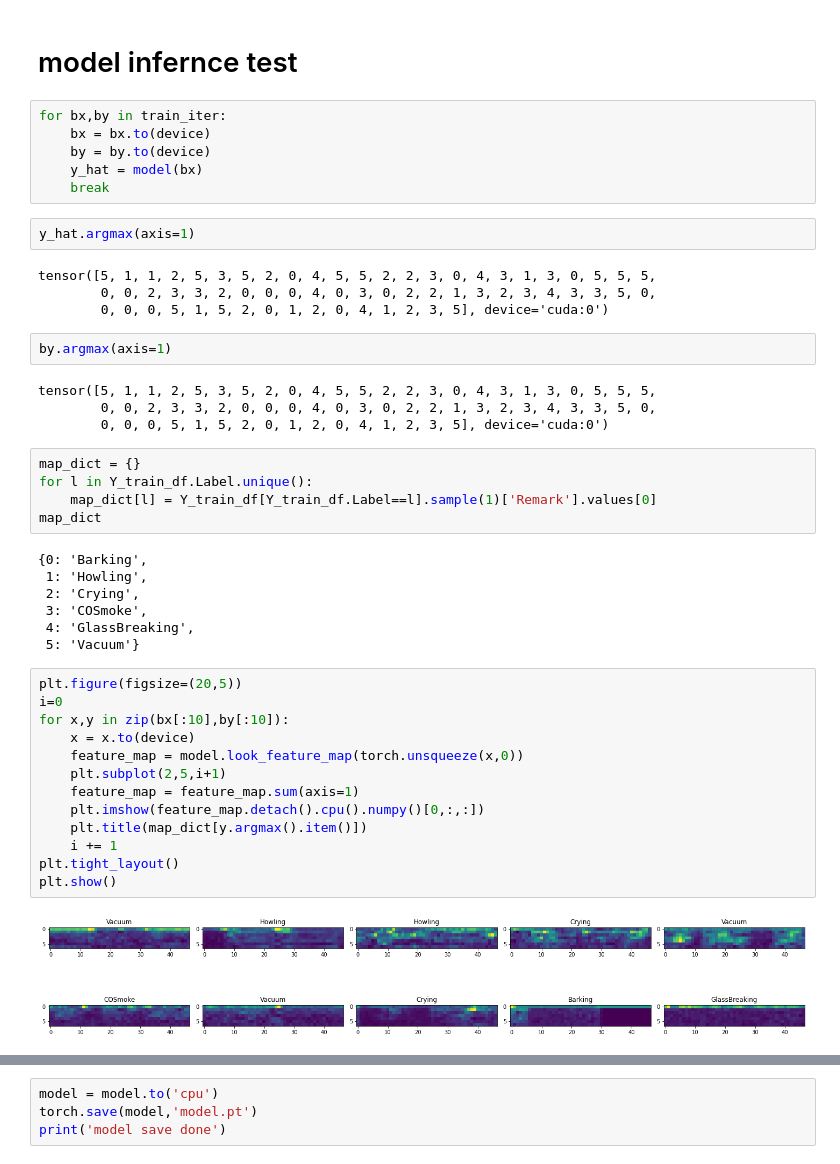
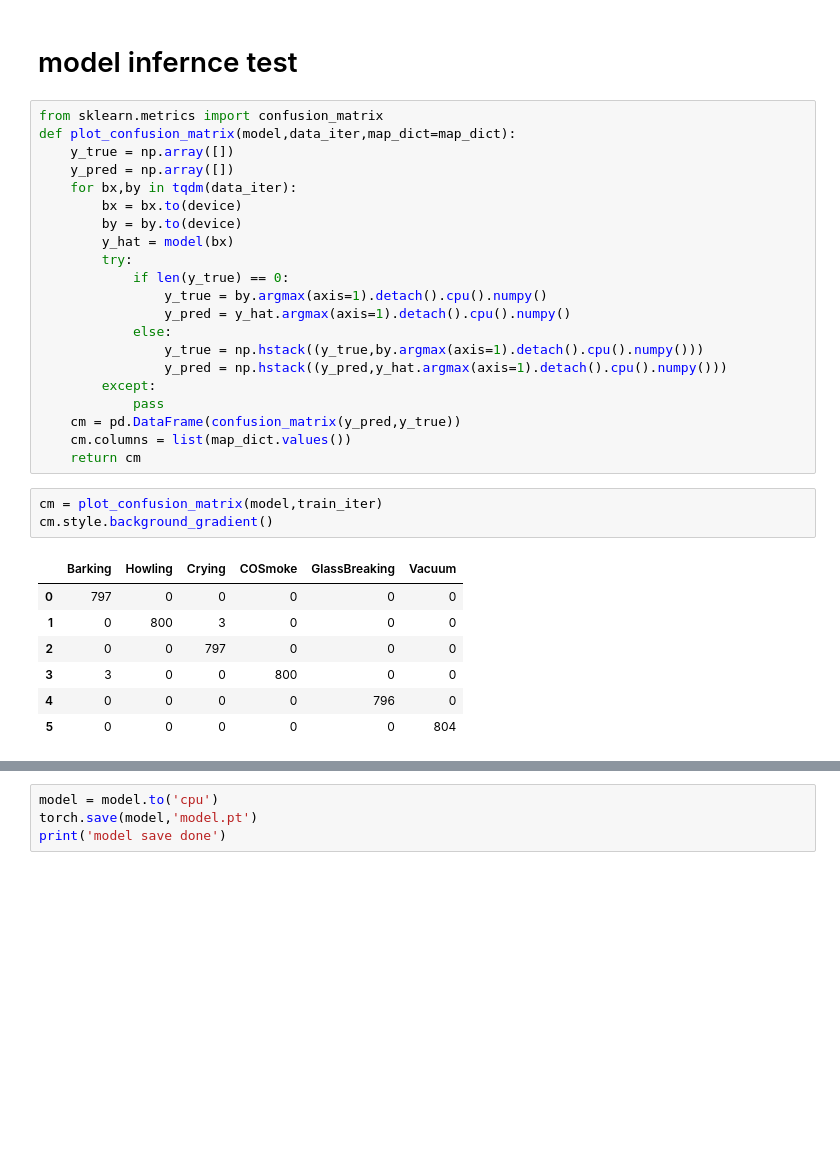
Before and after one commit to skywalker0803r/Tomofun-Dog-Voice-Recognition-AI-Million-Challenge, a Jupyter notebook: full_work_flow.ipynb, the cells around one changed output, grey strips where cells are left out. Cells and saved outputs as stored; diff of their text form; blank space fills up the shorter version.

```diff
--- a/full_work_flow.ipynb
+++ b/full_work_flow.ipynb
@@ -260,47 +471,34 @@ train done
 # %% [markdown]
 # model infernce test
-# %%
-for bx,by in train_iter:
-    bx = bx.to(device)
-    by = by.to(device)
-    y_hat = model(bx)
-    break
-# %%
-y_hat.argmax(axis=1)
-# %% [output]
-tensor([5, 1, 1, 2, 5, 3, 5, 2, 0, 4, 5, 5, 2, 2, 3, 0, 4, 3, 1, 3, 0, 5, 5, 5,
-        0, 0, 2, 3, 3, 2, 0, 0, 0, 4, 0, 3, 0, 2, 2, 1, 3, 2, 3, 4, 3, 3, 5, 0,
-        0, 0, 0, 5, 1, 5, 2, 0, 1, 2, 0, 4, 1, 2, 3, 5], device='cuda:0')
-# %%
-by.argmax(axis=1)
-# %% [output]
-tensor([5, 1, 1, 2, 5, 3, 5, 2, 0, 4, 5, 5, 2, 2, 3, 0, 4, 3, 1, 3, 0, 5, 5, 5,
-        0, 0, 2, 3, 3, 2, 0, 0, 0, 4, 0, 3, 0, 2, 2, 1, 3, 2, 3, 4, 3, 3, 5, 0,
-        0, 0, 0, 5, 1, 5, 2, 0, 1, 2, 0, 4, 1, 2, 3, 5], device='cuda:0')
-# %%
-map_dict = {}
-for l in Y_train_df.Label.unique():
-    map_dict[l] = Y_train_df[Y_train_df.Label==l].sample(1)['Remark'].values[0]
-map_dict
-# %% [output]
-{0: 'Barking',
- 1: 'Howling',
- 2: 'Crying',
- 3: 'COSmoke',
- 4: 'GlassBreaking',
- 5: 'Vacuum'}
-# %%
-plt.figure(figsize=(20,5))
-i=0
-for x,y in zip(bx[:10],by[:10]):
-    x = x.to(device)
-    feature_map = model.look_feature_map(torch.unsqueeze(x,0))
-    plt.subplot(2,5,i+1)
-    feature_map = feature_map.sum(axis=1)
-    plt.imshow(feature_map.detach().cpu().numpy()[0,:,:])
-    plt.title(map_dict[y.argmax().item()])
-    i += 1
-plt.tight_layout()
-plt.show()
-# %% [output]
-[figure, removed]
+# %%
+from sklearn.metrics import confusion_matrix
+def plot_confusion_matrix(model,data_iter,map_dict=map_dict):
+    y_true = np.array([])
+    y_pred = np.array([])
+    for bx,by in tqdm(data_iter):
+        bx = bx.to(device)
+        by = by.to(device)
+        y_hat = model(bx)
+        try:
+            if len(y_true) == 0:
+                y_true = by.argmax(axis=1).detach().cpu().numpy()
+                y_pred = y_hat.argmax(axis=1).detach().cpu().numpy()
+            else:
+                y_true = np.hstack((y_true,by.argmax(axis=1).detach().cpu().numpy()))
+                y_pred = np.hstack((y_pred,y_hat.argmax(axis=1).detach().cpu().numpy()))
+        except:
+            pass
+    cm = pd.DataFrame(confusion_matrix(y_pred,y_true))
+    cm.columns = list(map_dict.values())
+    return cm
+# %%
+cm = plot_confusion_matrix(model,train_iter)
+cm.style.background_gradient()
+# %% [output]
+|  | Barking | Howling | Crying | COSmoke | GlassBreaking | Vacuum |
+| 0 | 797 | 0 | 0 | 0 | 0 | 0 |
+| 1 | 0 | 800 | 3 | 0 | 0 | 0 |
+| 2 | 0 | 0 | 797 | 0 | 0 | 0 |
+| 3 | 3 | 0 | 0 | 800 | 0 | 0 |
+| 4 | 0 | 0 | 0 | 0 | 796 | 0 |
+| 5 | 0 | 0 | 0 | 0 | 0 | 804 |
```
Also changed, not shown: parts of 30 cells of this notebook.
